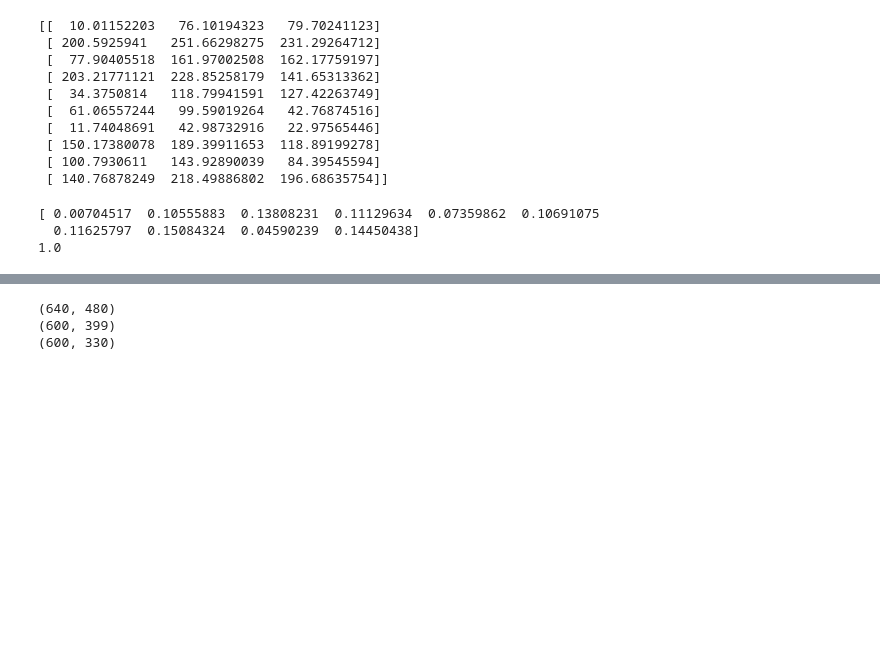
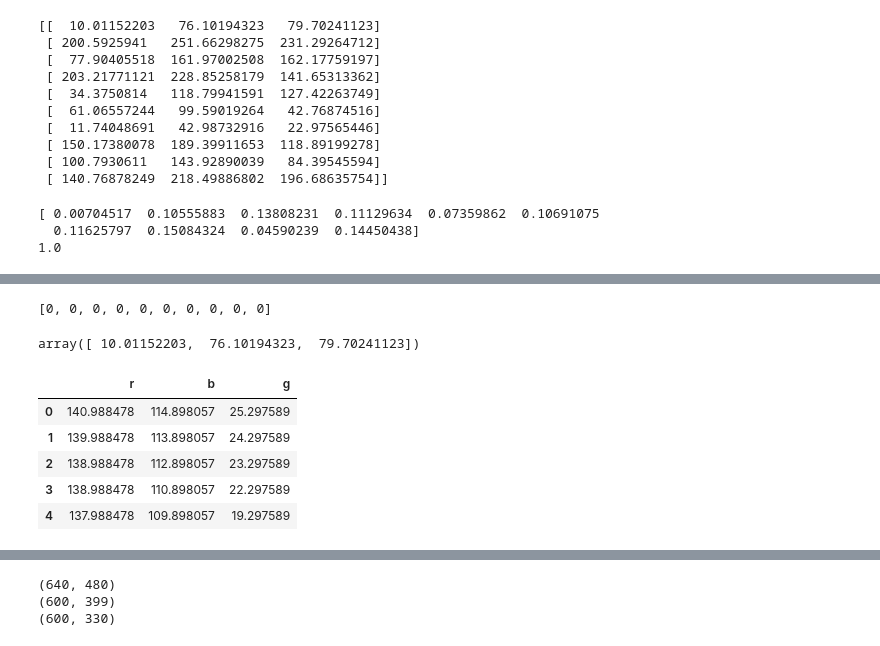
Before and after one commit to EloiseRosen/HW7, a Jupyter notebook: hw7_problem2.ipynb, the cells around one changed output, grey strips where cells are left out. Cells and saved outputs as stored; diff of their text form; code cells hidden in the pictures; blank space fills up the shorter version.

```diff
--- a/hw7_problem2.ipynb
+++ b/hw7_problem2.ipynb
@@ -134,0 +158,9 @@ print(sum(pi))
+# %%
+
+x_i_minus_mu_j_list
+# %% [output]
+[0, 0, 0, 0, 0, 0, 0, 0, 0, 0]
+# %%
+mu[0]
+# %% [output]
+array([ 10.01152203,  76.10194323,  79.70241123])
@@ -134,0 +169,9 @@ print(sum(pi))
+# %%
+df2.head()
+# %% [output]
+|  | r | b | g |
+| 0 | 140.988478 | 114.898057 | 25.297589 |
+| 1 | 139.988478 | 113.898057 | 24.297589 |
+| 2 | 138.988478 | 112.898057 | 23.297589 |
+| 3 | 138.988478 | 110.898057 | 22.297589 |
+| 4 | 137.988478 | 109.898057 | 19.297589 |
```
Also changed, not shown: parts of 14 cells of this notebook.
